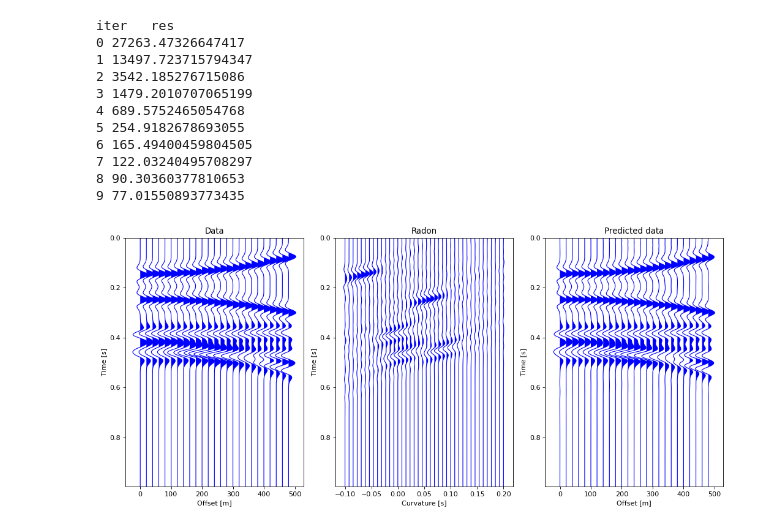
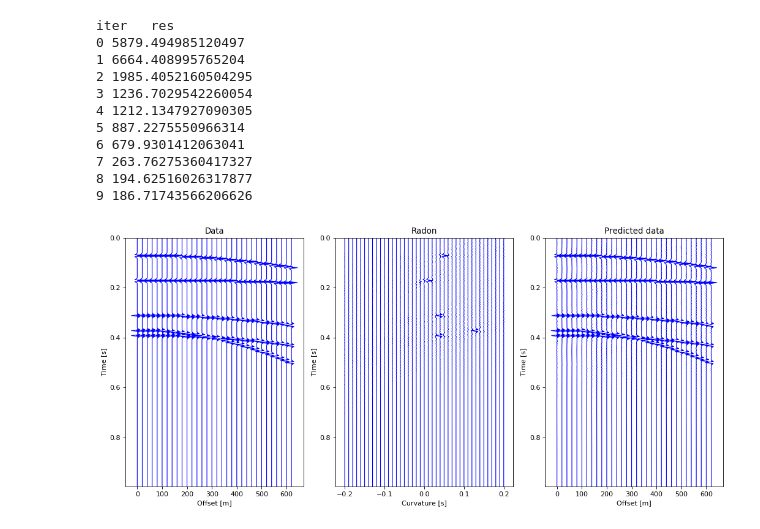
Before and after one commit to msacchi/Radon_Py, a Jupyter notebook: test_notebook.ipynb, the cells around one changed output. Saved outputs shown, nothing was run; the diff lists cells and outputs as text; code cells hidden in the pictures.

```diff
--- a/test_notebook.ipynb
+++ b/test_notebook.ipynb
@@ -1,38 +1,41 @@
 # %%
 
 # Parabolic Radon Transform / Time domain code
+# --------------------------------------------
+
+import sys
+sys.path.append('./src')
 
 import numpy as np
-import radon_lib as rl
-import seismic_lib as seismic
+import src.radon_lib as rl
+import src.seismic_lib as seismic
 import matplotlib.pyplot as plt
 
-Np = 40         # Curvatures
+Np = 41         # Curvatures
 Nt = 250
-Nh = 25
+Nh = 32
 dt = 4./1000.
 dh = 20.
 
-p = np.linspace(-0.1,.2,Np)
+p = np.linspace(-0.2,0.2,Np)
 h = np.linspace(0,(Nh-1)*dh,Nh)
 
 d = np.zeros((Nt,Nh))
 m = np.zeros((Nt,Np))
 
 m0 = np.zeros((Nt,Np))
-f0 = 14
+f0 = 85.0
 
 wavelet = seismic.ricker(dt,f0)
 
 Nw = len(wavelet)
 href=h[Nh-1]
 
-m[40:40+Nw,20]=wavelet
-m[90:90+Nw,24]=-wavelet
-m[95:95+Nw,14]=-wavelet
-m[15:15+Nw,4]=wavelet
-
-m[75:75+Nw,12]=-wavelet
+m[40:40+Nw,21] = wavelet
+m[90:90+Nw,33] =-wavelet
+m[95:95+Nw,24] =-wavelet
+m[15:15+Nw,25] = wavelet
+m[75:75+Nw,24] =-wavelet
 
 # Get the data using the forward operator
 
@@ -46,41 +49,41 @@ dp = rl.radon_forward(m,Nt,dt,Nh,h,Np,p,href)  # Predict data from inverted m
 
 # -----------------------------------
 # Rest of the stuff is for plotting
 # -----------------------------------
 
 xcur = 1.2
 plt.figure(figsize=(13, 6), dpi=80)
 
 plt.subplot(1,3,1)
 seismic.wigb(d,dt,h,xcur,'b')
 plt.title('Data')
 plt.xlabel('Offset [m]')
 plt.ylabel('Time [s]')
 
 plt.subplot(1,3,2)
 seismic.wigb(m,dt,p,xcur,'b')
 plt.title('Radon')
 plt.xlabel('Curvature [s]')
 plt.ylabel('Time [s]')
 
 plt.subplot(1,3,3)
 seismic.wigb(dp,dt,h,xcur,'b')
 plt.title('Predicted data')
 plt.xlabel('Offset [m]')
 plt.ylabel('Time [s]')
 
 plt.tight_layout()
 plt.show()
 # %% [output]
 iter   res
-0 27263.47326647417
-1 13497.723715794347
-2 3542.185276715086
-3 1479.2010707065199
-4 689.5752465054768
-5 254.9182678693055
-6 165.49400459804505
-7 122.03240495708297
-8 90.30360377810653
-9 77.01550893773435
+0 5879.494985120497
+1 6664.408995765204
+2 1985.4052160504295
+3 1236.7029542260054
+4 1212.1347927090305
+5 887.2275550966314
+6 679.9301412063041
+7 263.76275360417327
+8 194.62516026317877
+9 186.71743566206626
-[figure, old version]
+[figure, new version]
```
